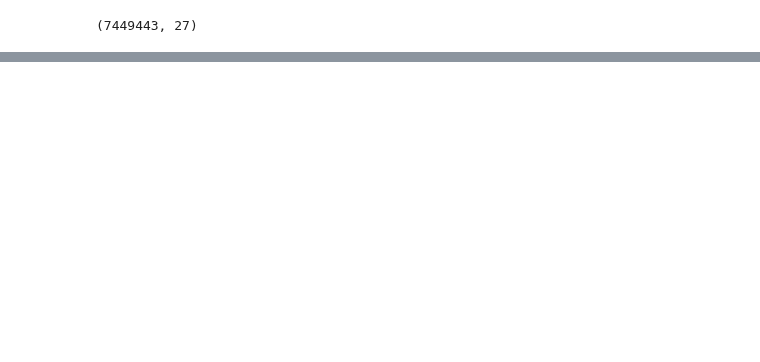
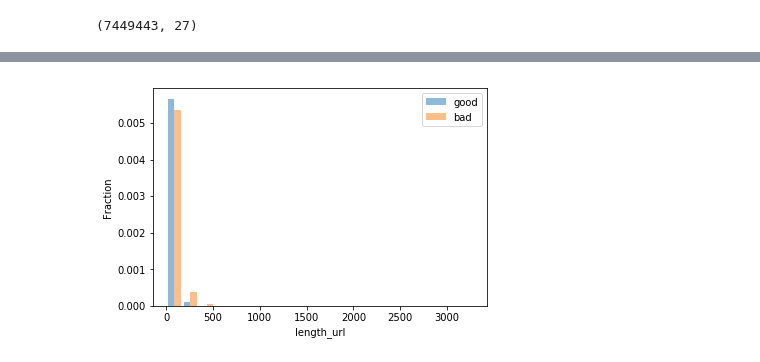
Before and after one commit to kbfreder/phishing-urls, a Jupyter notebook: notebooks/07-EDA.ipynb, the cells around one changed output, grey strips where cells are left out. Cells and saved outputs as stored; diff of their text form; code cells hidden in the pictures; blank space fills up the shorter version.

```diff
--- a/notebooks/07-EDA.ipynb
+++ b/notebooks/07-EDA.ipynb
@@ -19,0 +96,4 @@ df.head()
+# %%
+plot_hist_overlay('length_url')
+# %% [output]
+[figure, added]
```
Also changed, not shown: parts of 91 cells of this notebook, 22 other files.
